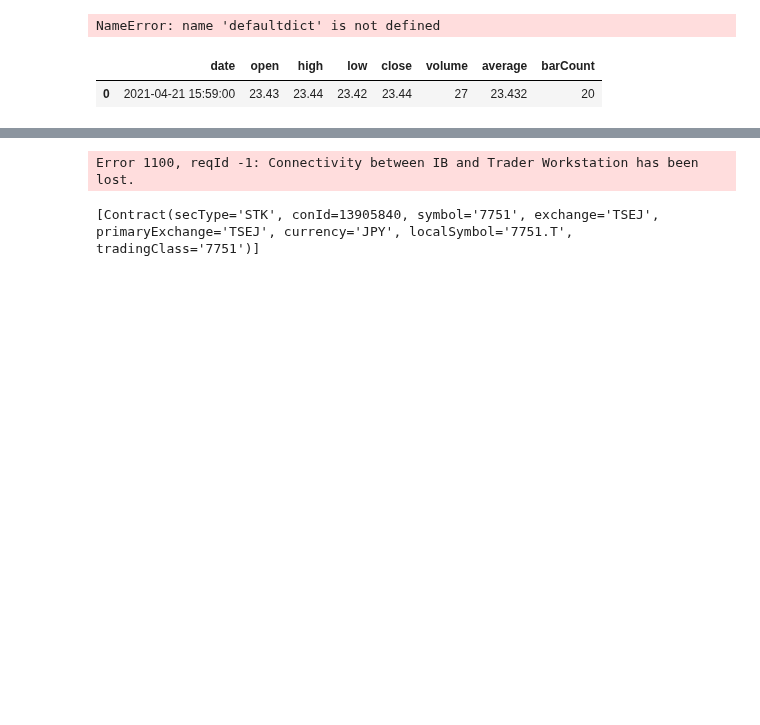
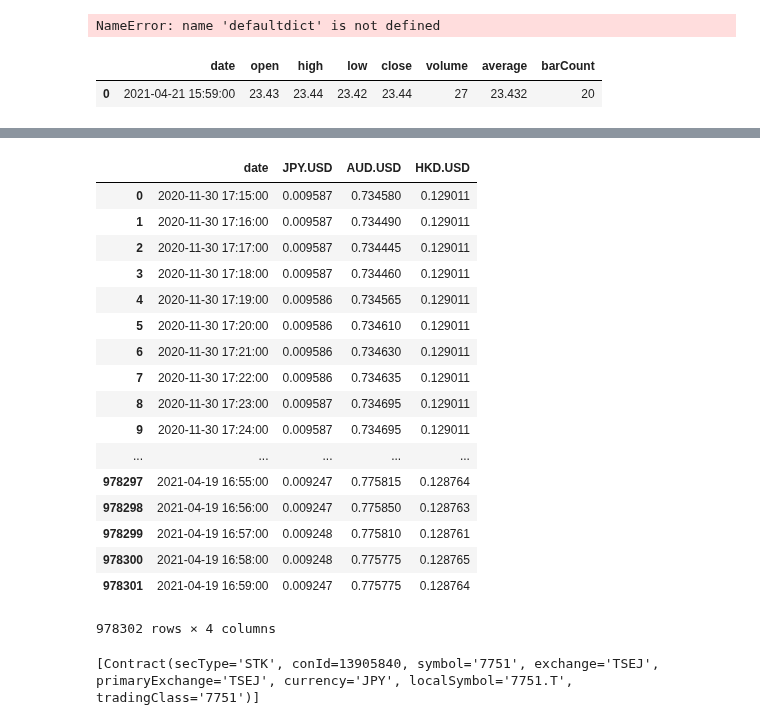
Before and after one commit to jh-lor/ADRPairsTrading, a Jupyter notebook: Live Trading Implementation.ipynb, the cells around one changed output, grey strips where cells are left out. Cells and saved outputs as stored; diff of their text form; code cells hidden in the pictures; blank space fills up the shorter version.

Commit message:
df_forex.csv format written

```diff
--- a/Live Trading Implementation.ipynb
+++ b/Live Trading Implementation.ipynb
@@ -389,12 +395,45 @@ df_forex = get_data(forex_contract, history, freq, side)
 # 2 min before Asian Market Open
     # Pull Forex Data
     # Calculate Z score using market close and minute forex data
+# %%
+df_forex = pd.DataFrame({"date":[]})
+
+df_jpy_usd = pd.read_csv(f"{path_data}JPY.USD.csv")
+df_aud_usd = pd.read_csv(f"{path_data}AUD.USD.csv")
+df_hkd_usd = pd.read_csv(f"{path_data}HKD.USD.csv")
+# %%
+df_jpy_usd["JPY.USD"] = (df_jpy_usd["open"] + df_jpy_usd["close"])/2
+df_aud_usd["AUD.USD"] = (df_aud_usd["open"] + df_aud_usd["close"])/2
+df_hkd_usd["HKD.USD"] = (df_hkd_usd["open"] + df_hkd_usd["close"])/2
+# %%
+df_forex = pd.merge(df_forex, df_hkd_usd[["date", "HKD.USD"]], how = "outer")
+# %%
+df_forex.to_csv(f"{path_data})
+# %% [output]
+|  | date | JPY.USD | AUD.USD | HKD.USD |
+| 0 | 2020-11-30 17:15:00 | 0.009587 | 0.734580 | 0.129011 |
+| 1 | 2020-11-30 17:16:00 | 0.009587 | 0.734490 | 0.129011 |
+| 2 | 2020-11-30 17:17:00 | 0.009587 | 0.734445 | 0.129011 |
+| 3 | 2020-11-30 17:18:00 | 0.009587 | 0.734460 | 0.129011 |
+| 4 | 2020-11-30 17:19:00 | 0.009586 | 0.734565 | 0.129011 |
+| 5 | 2020-11-30 17:20:00 | 0.009586 | 0.734610 | 0.129011 |
+| 6 | 2020-11-30 17:21:00 | 0.009586 | 0.734630 | 0.129011 |
+| 7 | 2020-11-30 17:22:00 | 0.009586 | 0.734635 | 0.129011 |
+| 8 | 2020-11-30 17:23:00 | 0.009587 | 0.734695 | 0.129011 |
+| 9 | 2020-11-30 17:24:00 | 0.009587 | 0.734695 | 0.129011 |
+| ... | ... | ... | ... | ... |
+| 978297 | 2021-04-19 16:55:00 | 0.009247 | 0.775815 | 0.128764 |
+| 978298 | 2021-04-19 16:56:00 | 0.009247 | 0.775850 | 0.128763 |
+| 978299 | 2021-04-19 16:57:00 | 0.009248 | 0.775810 | 0.128761 |
+| 978300 | 2021-04-19 16:58:00 | 0.009248 | 0.775775 | 0.128765 |
+| 978301 | 2021-04-19 16:59:00 | 0.009247 | 0.775775 | 0.128764 |
+978302 rows × 4 columns
 # %%
 # initialize data lists, hyperparameters etc
 
 
 path_data = "live_trading_data/"
-df_forex = pd.DataFrame
+df_forex = pd.DataFrame()
 def initialize_forex():
     global df_forex
 
@@ -422,8 +461,6 @@ def initialize_forex():
             df_forex[forex_string].to_csv(path + forex_string + ".csv")
     else:
         print("df_forex initialized")
-# %% [output]
-Error 1100, reqId -1: Connectivity between IB and Trader Workstation has been lost.
 # %%
 country_info = {
     "Australia":{"Currency": "AUD",
```
Also changed, not shown: parts of 2 cells of this notebook, 9 other files.
